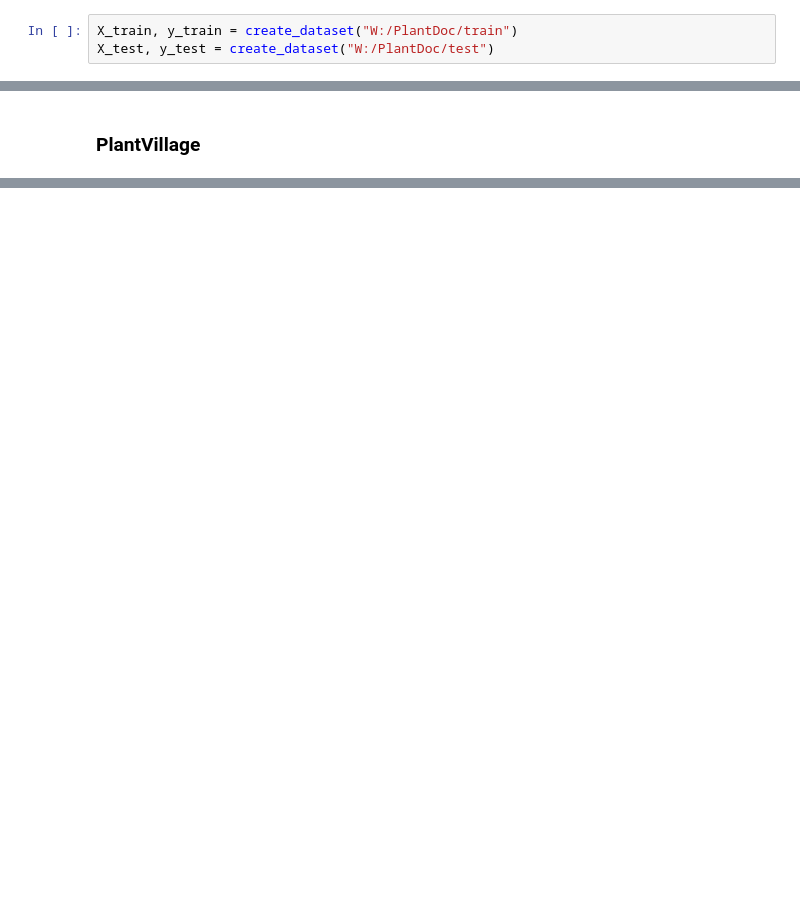
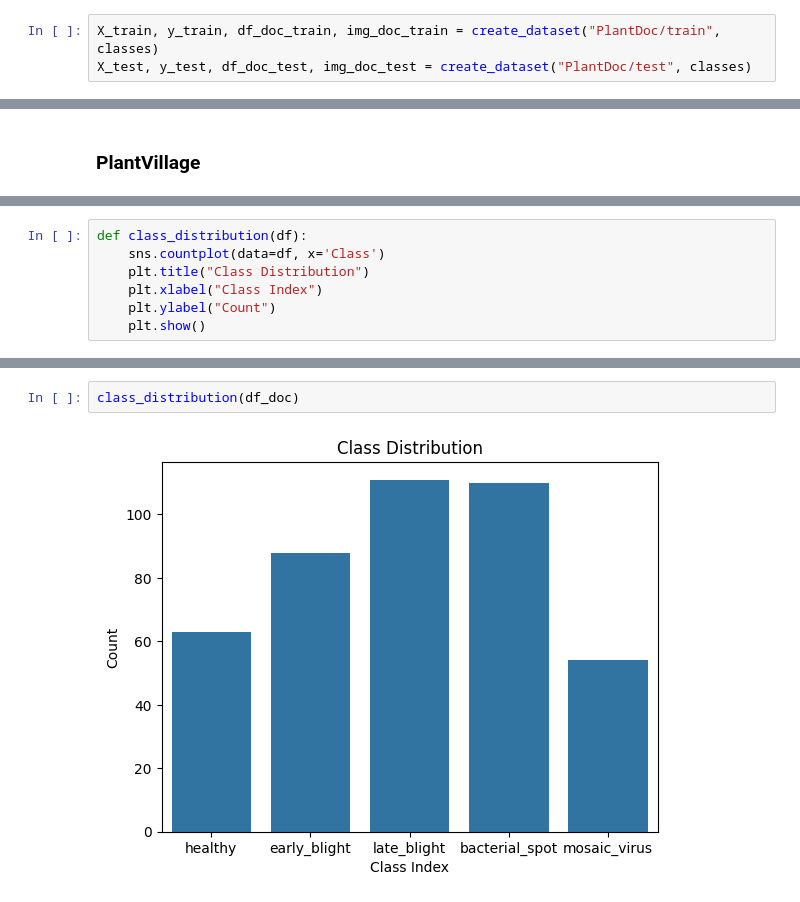
Before and after one commit to yumiian/tdm, a Jupyter notebook: prepare.ipynb, the cells around one changed output, grey strips where cells are left out. Saved outputs shown, nothing was run; the diff lists cells and outputs as text; blank space fills up the shorter version.

```diff
--- a/prepare.ipynb
+++ b/prepare.ipynb
@@ -33,7 +47,7 @@ def create_dataset(dataset_dir):
 # %% [markdown]
 ### PlantDoc
 # %%
-X_train, y_train = create_dataset("W:/PlantDoc/train")
-X_test, y_test = create_dataset("W:/PlantDoc/test")
+X_train, y_train, df_doc_train, img_doc_train = create_dataset("PlantDoc/train", classes)
+X_test, y_test, df_doc_test, img_doc_test = create_dataset("PlantDoc/test", classes)
 # %%
 np.savez_compressed(
@@ -59,0 +118,7 @@ np.savez_compressed(
+# %%
+def class_distribution(df):
+    sns.countplot(data=df, x='Class')
+    plt.title("Class Distribution")
+    plt.xlabel("Class Index")
+    plt.ylabel("Count")
+    plt.show()
@@ -59,0 +203,4 @@ np.savez_compressed(
+# %%
+class_distribution(df_doc)
+# %% [output]
+[figure, added]
```
Also changed, not shown: parts of 29 cells of this notebook.
